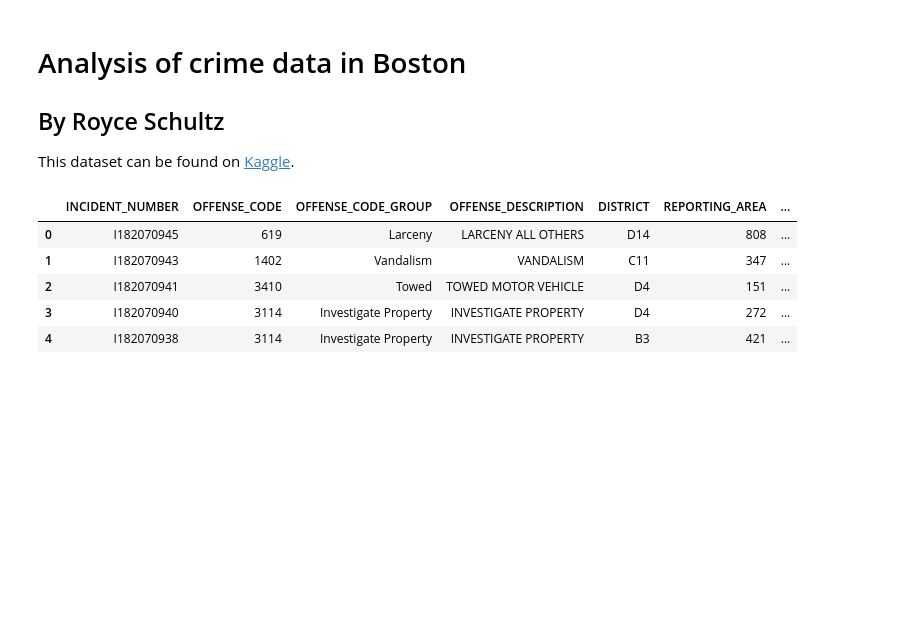
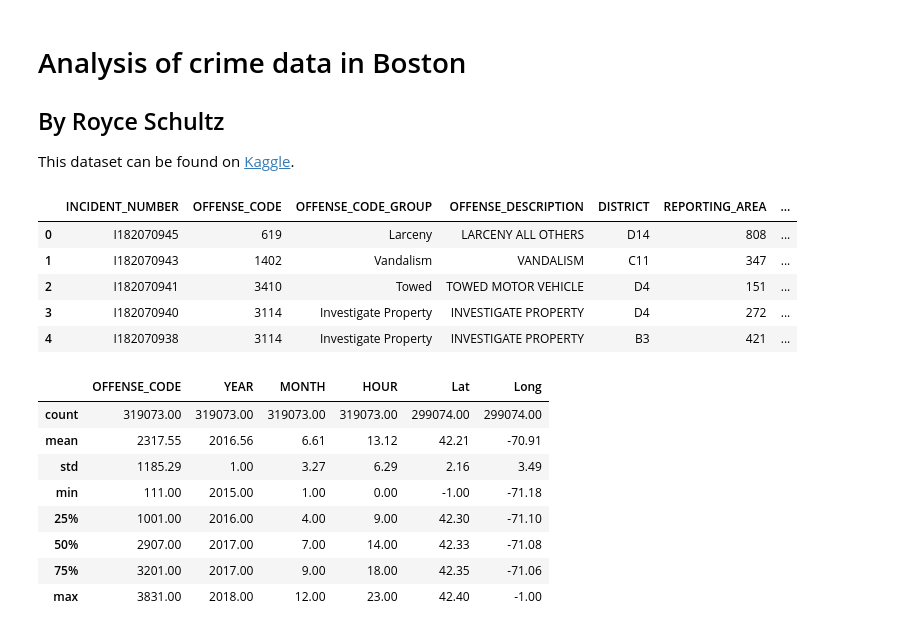
Before and after one commit to royceschultz/Data-Analysis, a Jupyter notebook: CrimeData.ipynb, the cells around one changed output. Drawn from its saved outputs; the diff is of its cells as text; code cells hidden in the pictures; blank space fills up the shorter version.

```diff
--- a/CrimeData.ipynb
+++ b/CrimeData.ipynb
@@ -16,3 +16,16 @@ crime_data.head()
 | 2 | I182070941 | 3410 | Towed | TOWED MOTOR VEHICLE | D4 | 151 | ... |
 | 3 | I182070940 | 3114 | Investigate Property | INVESTIGATE PROPERTY | D4 | 272 | ... |
 | 4 | I182070938 | 3114 | Investigate Property | INVESTIGATE PROPERTY | B3 | 421 | ... |
+# %%
+pd.set_option('display.precision',2)
+crime_data.describe()
+# %% [output]
+|  | OFFENSE_CODE | YEAR | MONTH | HOUR | Lat | Long |
+| count | 319073.00 | 319073.00 | 319073.00 | 319073.00 | 299074.00 | 299074.00 |
+| mean | 2317.55 | 2016.56 | 6.61 | 13.12 | 42.21 | -70.91 |
+| std | 1185.29 | 1.00 | 3.27 | 6.29 | 2.16 | 3.49 |
+| min | 111.00 | 2015.00 | 1.00 | 0.00 | -1.00 | -71.18 |
+| 25% | 1001.00 | 2016.00 | 4.00 | 9.00 | 42.30 | -71.10 |
+| 50% | 2907.00 | 2017.00 | 7.00 | 14.00 | 42.33 | -71.08 |
+| 75% | 3201.00 | 2017.00 | 9.00 | 18.00 | 42.35 | -71.06 |
+| max | 3831.00 | 2018.00 | 12.00 | 23.00 | 42.40 | -1.00 |
```
Also changed, not shown: parts of 3 cells of this notebook.
